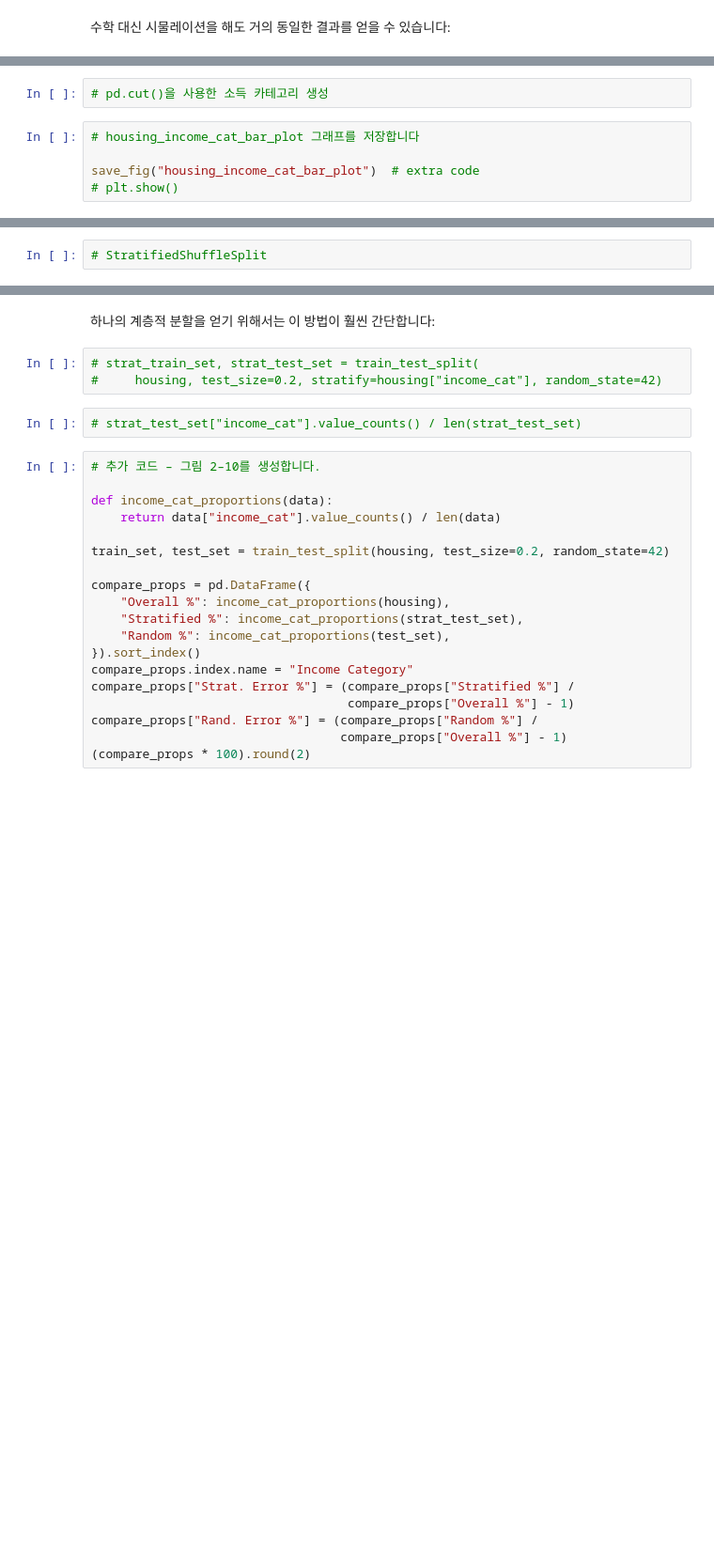
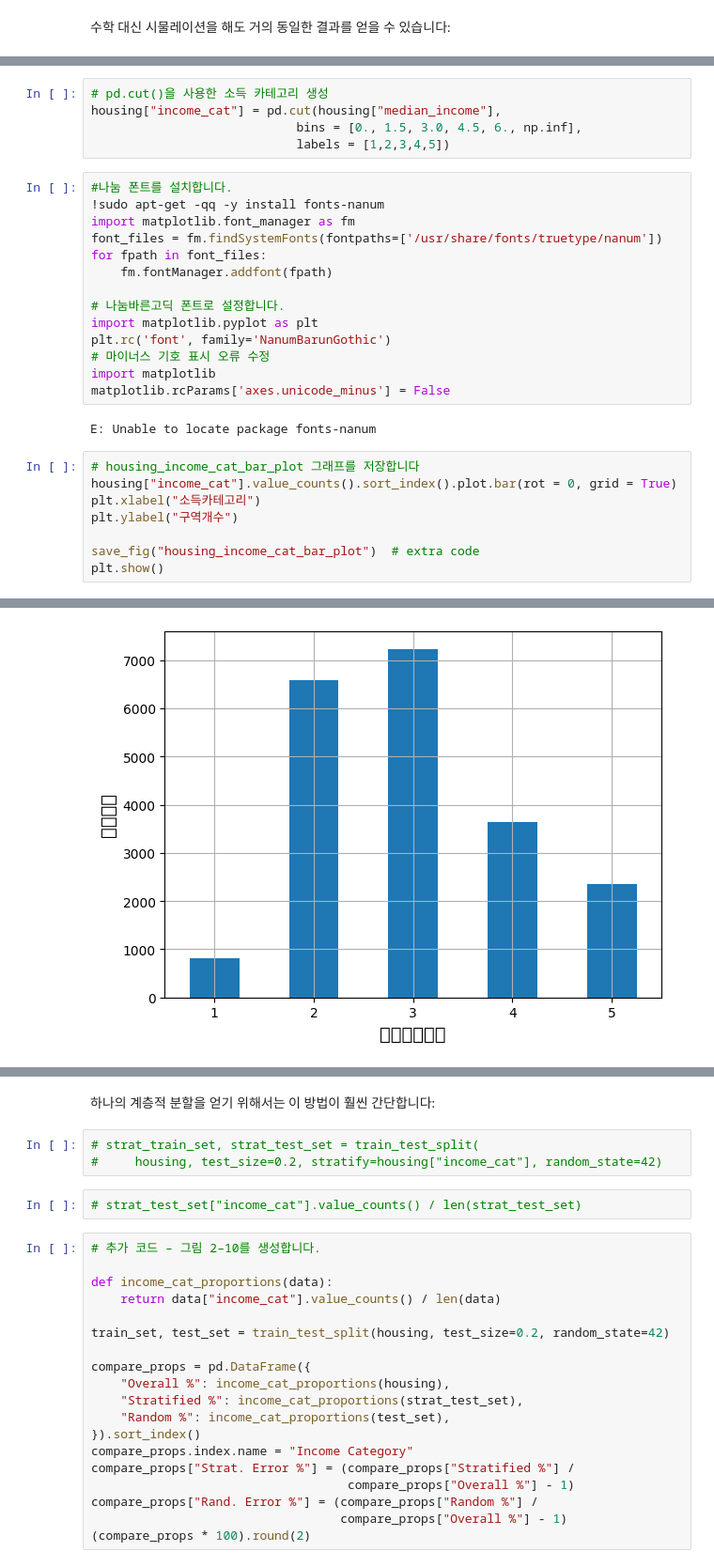
Before and after one commit to aaronkr-classroom/2-end-to-end-ml-starman1643, a Jupyter notebook: 02_end_to_end_machine_learning_project.ipynb, the cells around one changed output, grey strips where cells are left out. Shown at 94% size. Saved outputs shown, nothing was run; the diff lists cells and outputs as text; blank space fills up the shorter version.

```diff
--- a/02_end_to_end_machine_learning_project.ipynb
+++ b/02_end_to_end_machine_learning_project.ipynb
@@ -149,7 +260,30 @@ samples = (np.random.rand(100_000, sample_size) < ratio_female).sum(axis=1)
-# %%
-# pd.cut()을 사용한 소득 카테고리 생성
+# %%
+# pd.cut()을 사용한 소득 카테고리 생성
+housing["income_cat"] = pd.cut(housing["median_income"],
+                            bins = [0., 1.5, 3.0, 4.5, 6., np.inf],
+                            labels = [1,2,3,4,5])
+# %%
+#나눔 폰트를 설치합니다.
+!sudo apt-get -qq -y install fonts-nanum
+import matplotlib.font_manager as fm
+font_files = fm.findSystemFonts(fontpaths=['/usr/share/fonts/truetype/nanum'])
+for fpath in font_files:
+    fm.fontManager.addfont(fpath)
+
+# 나눔바른고딕 폰트로 설정합니다.
+import matplotlib.pyplot as plt
+plt.rc('font', family='NanumBarunGothic')
+# 마이너스 기호 표시 오류 수정
+import matplotlib
+matplotlib.rcParams['axes.unicode_minus'] = False
+# %% [output]
+E: Unable to locate package fonts-nanum
 # %%
 # housing_income_cat_bar_plot 그래프를 저장합니다
+housing["income_cat"].value_counts().sort_index().plot.bar(rot = 0, grid = True)
+plt.xlabel("소득카테고리")
+plt.ylabel("구역개수")
 
 save_fig("housing_income_cat_bar_plot")  # extra code
-# plt.show()
+plt.show()
+# %% [output]
@@ -156,2 +307 @@ save_fig("housing_income_cat_bar_plot")  # extra code
+[figure, added]
-# %%
-# StratifiedShuffleSplit
```
Also changed, not shown: parts of 33 cells of this notebook, 9 other files.
